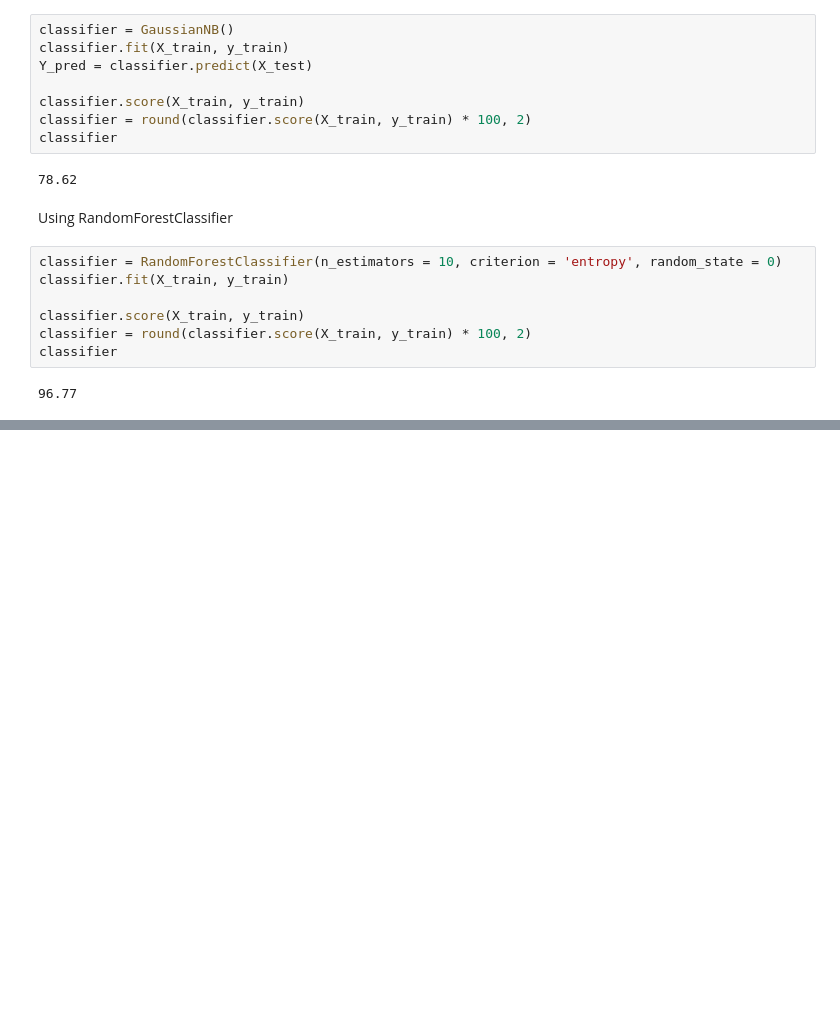
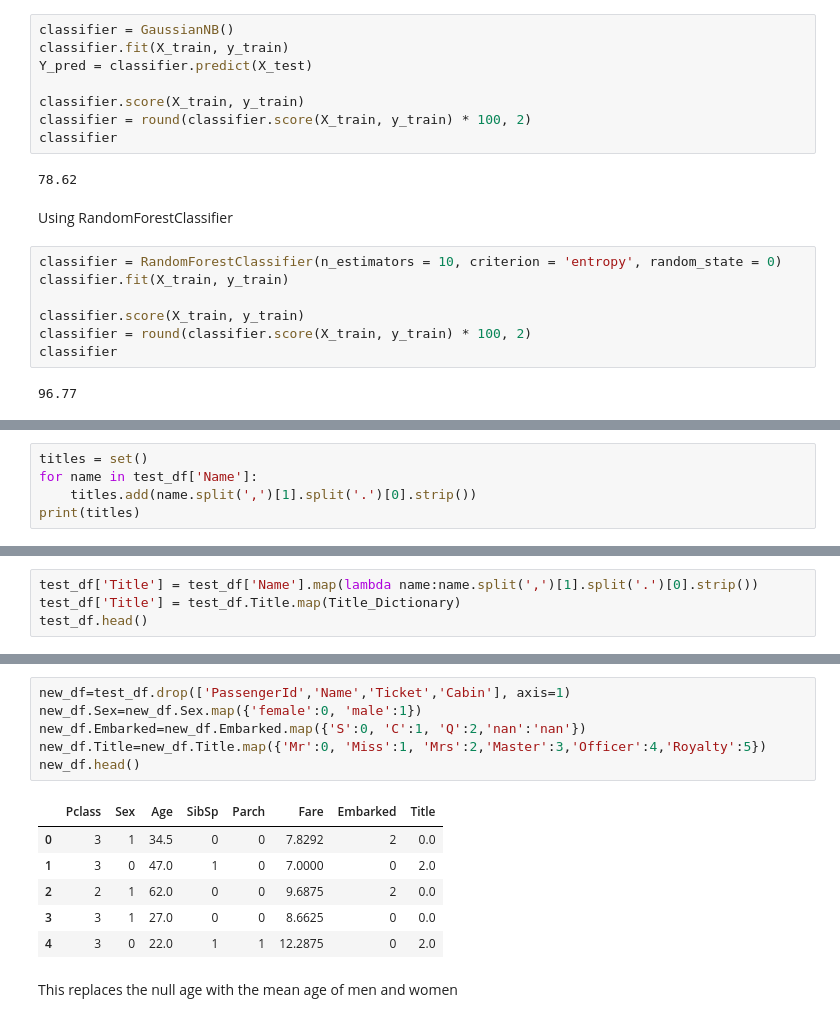
Before and after one commit to onx3/End-of-Year-Final, a Jupyter notebook: TitanicEvaluation.ipynb, the cells around one changed output, grey strips where cells are left out. Drawn from its saved outputs; the diff is of its cells as text; blank space fills up the shorter version.

```diff
--- a/TitanicEvaluation.ipynb
+++ b/TitanicEvaluation.ipynb
@@ -398,0 +414,5 @@ Creating a submission file
+# %%
+titles = set()
+for name in test_df['Name']:
+    titles.add(name.split(',')[1].split('.')[0].strip())
+print(titles)
@@ -398,0 +421,4 @@ Creating a submission file
+# %%
+test_df['Title'] = test_df['Name'].map(lambda name:name.split(',')[1].split('.')[0].strip())
+test_df['Title'] = test_df.Title.map(Title_Dictionary)
+test_df.head()
@@ -398,0 +432,15 @@ Creating a submission file
+# %%
+new_df=test_df.drop(['PassengerId','Name','Ticket','Cabin'], axis=1)
+new_df.Sex=new_df.Sex.map({'female':0, 'male':1})
+new_df.Embarked=new_df.Embarked.map({'S':0, 'C':1, 'Q':2,'nan':'nan'})
+new_df.Title=new_df.Title.map({'Mr':0, 'Miss':1, 'Mrs':2,'Master':3,'Officer':4,'Royalty':5})
+new_df.head()
+# %% [output]
+|  | Pclass | Sex | Age | SibSp | Parch | Fare | Embarked | Title |
+| 0 | 3 | 1 | 34.5 | 0 | 0 | 7.8292 | 2 | 0.0 |
+| 1 | 3 | 0 | 47.0 | 1 | 0 | 7.0000 | 0 | 2.0 |
+| 2 | 2 | 1 | 62.0 | 0 | 0 | 9.6875 | 2 | 0.0 |
+| 3 | 3 | 1 | 27.0 | 0 | 0 | 8.6625 | 0 | 0.0 |
+| 4 | 3 | 0 | 22.0 | 1 | 1 | 12.2875 | 0 | 2.0 |
+# %% [markdown]
+This replaces the null age with the mean age of men and women
```
Also changed, not shown: parts of 15 cells of this notebook, 1 other file.
